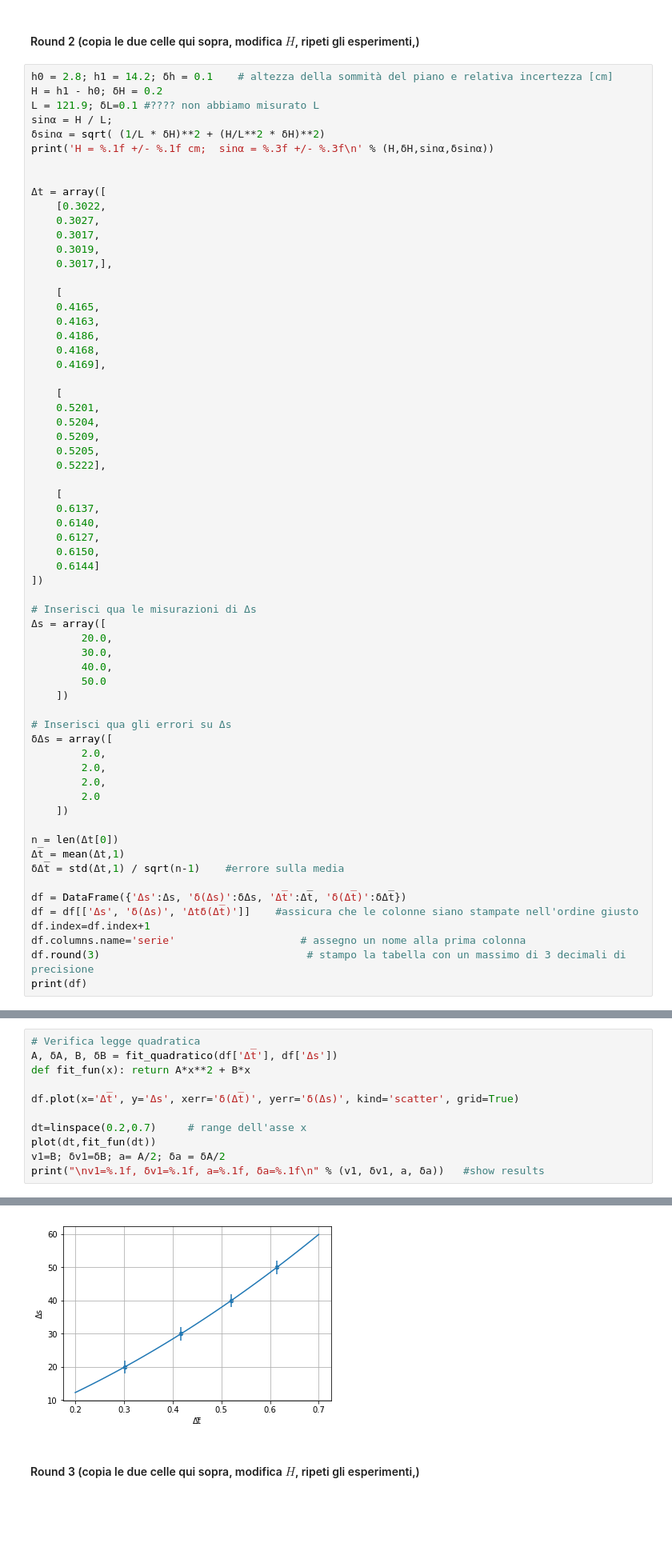
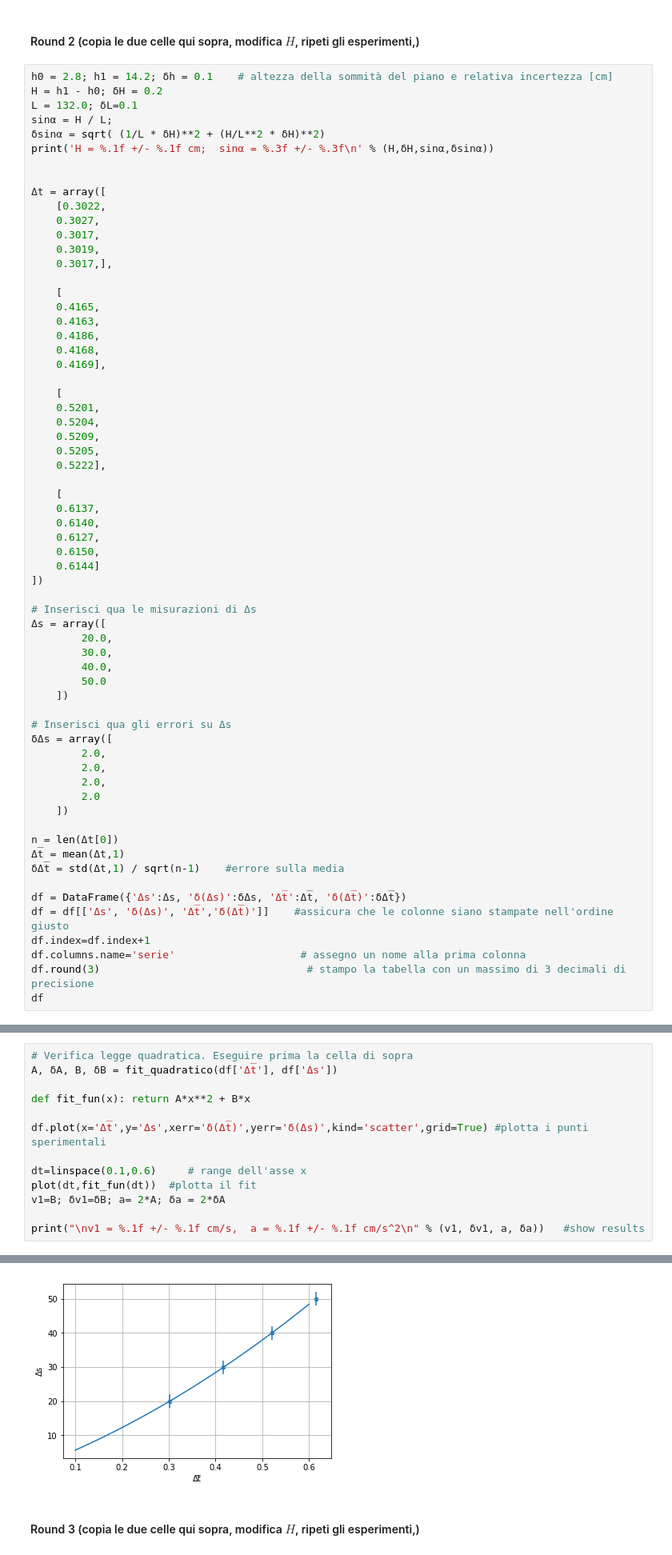
Before and after one commit to CarloLucibello/labgamba, a Jupyter notebook: Esperienza 1: Piano Inclinato/PianoInclinato_v2.0.ipynb, the cells around one changed output, grey strips where cells are left out. Shown at 80% size. Drawn from its saved outputs; the diff is of its cells as text; blank space fills up the shorter version.

```diff
--- a/Esperienza 1: Piano Inclinato/PianoInclinato_v2.0.ipynb
+++ b/Esperienza 1: Piano Inclinato/PianoInclinato_v2.0.ipynb
@@ -337,7 +337,7 @@ v1 = 66.9 +/- 1.0 cm/s,  a = 37.1 +/- 1.2 cm/s^2
 # %%
 h0 = 2.8; h1 = 14.2; δh = 0.1    # altezza della sommità del piano e relativa incertezza [cm]
 H = h1 - h0; δH = 0.2
-L = 121.9; δL=0.1 #???? non abbiamo misurato L
+L = 132.0; δL=0.1
 sinα = H / L;
 δsinα = sqrt( (1/L * δH)**2 + (H/L**2 * δH)**2)
 print('H = %.1f +/- %.1f cm;  sinα = %.3f +/- %.3f\n' % (H,δH,sinα,δsinα))
@@ -393,9 +393,9 @@ n = len(Δt[0])
 δΔt̅ = std(Δt,1) / sqrt(n-1)    #errore sulla media
 
 df = DataFrame({'Δs':Δs, 'δ(Δs)':δΔs, 'Δt̅':Δt̅, 'δ(Δt̅)':δΔt̅})
-df = df[['Δs', 'δ(Δs)', 'Δtδ(Δt̅)']]    #assicura che le colonne siano stampate nell'ordine giusto
+df = df[['Δs', 'δ(Δs)', 'Δt̅','δ(Δt̅)']]    #assicura che le colonne siano stampate nell'ordine giusto
 df.index=df.index+1
 df.columns.name='serie'                    # assegno un nome alla prima colonna
 df.round(3)                                 # stampo la tabella con un massimo di 3 decimali di precisione
-print(df)
+df
 # %% [output]
@@ -409,12 +408,14 @@ serie    Δs  δ(Δs)      Δt̅    δ(Δt̅)
 # %%
-# Verifica legge quadratica
+# Verifica legge quadratica. Eseguire prima la cella di sopra
 A, δA, B, δB = fit_quadratico(df['Δt̅'], df['Δs'])
+
 def fit_fun(x): return A*x**2 + B*x
 
-df.plot(x='Δt̅', y='Δs', xerr='δ(Δt̅)', yerr='δ(Δs)', kind='scatter', grid=True)
+df.plot(x='Δt̅',y='Δs',xerr='δ(Δt̅)',yerr='δ(Δs)',kind='scatter',grid=True) #plotta i punti sperimentali
 
-dt=linspace(0.2,0.7)     # range dell'asse x
-plot(dt,fit_fun(dt))
-v1=B; δv1=δB; a= A/2; δa = δA/2
-print("\nv1=%.1f, δv1=%.1f, a=%.1f, δa=%.1f\n" % (v1, δv1, a, δa))   #show results
+dt=linspace(0.1,0.6)     # range dell'asse x
+plot(dt,fit_fun(dt))  #plotta il fit
+v1=B; δv1=δB; a= 2*A; δa = 2*δA
+
+print("\nv1 = %.1f +/- %.1f cm/s,  a = %.1f +/- %.1f cm/s^2\n" % (v1, δv1, a, δa))   #show results
 # %% [output]
@@ -422,4 +423,4 @@ v1=51.6, δv1=0.2, a=24.3, δa=0.2
-[figure, old version]
+[figure, new version]
 # %% [markdown]
 #### Round 3 (copia le due celle qui sopra, modifica $H$, ripeti gli esperimenti,)
 # %%
```
Also changed, not shown: parts of 6 cells of this notebook.
